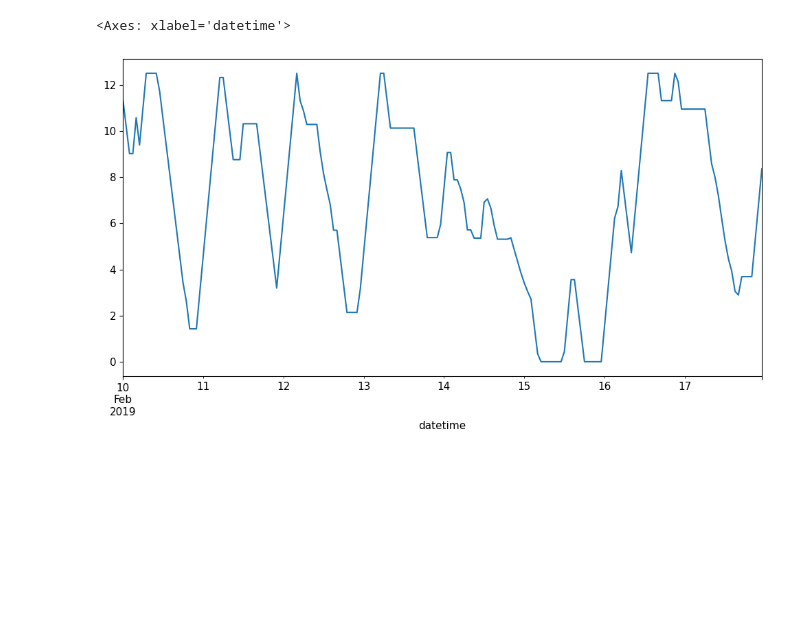
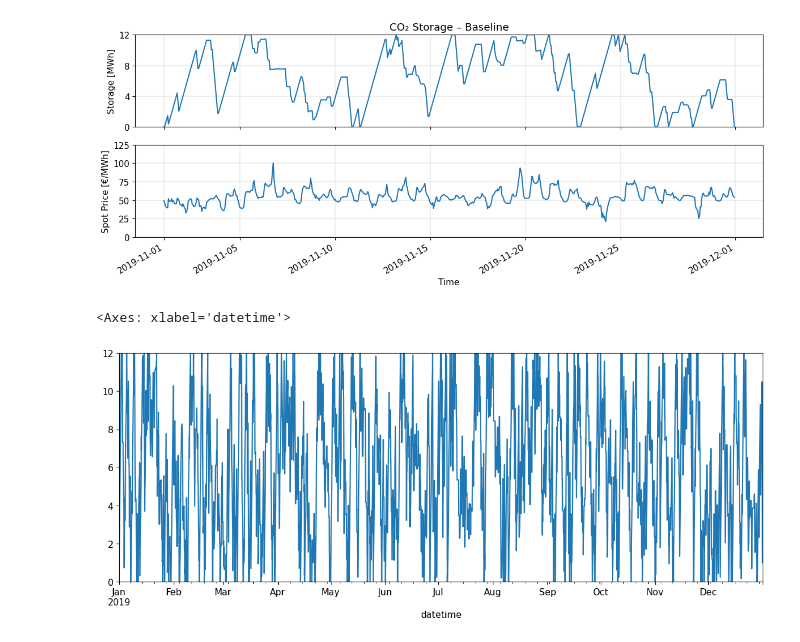
Before and after one commit to kubachri/GLS-EnerHub2X-Pricing, a Jupyter notebook: EnerHub2X/plots/StorageLevel.ipynb, the cells around one changed output. Drawn from its saved outputs; the diff is of its cells as text; code cells hidden in the pictures; blank space fills up the shorter version.

```diff
--- a/EnerHub2X/plots/StorageLevel.ipynb
+++ b/EnerHub2X/plots/StorageLevel.ipynb
@@ -82,5 +161,58 @@ plt.show()
+# %%
+import matplotlib.pyplot as plt
+import matplotlib.dates as mdates
+import pandas as pd
+
+scenarios = ["Baseline"]
+
+# ---- Plot style ----
+plt.rcParams.update({"figure.figsize": (12, 5), "font.size": 11})
+
+# +1 for the bottom Spot Price subplot
+fig, axes = plt.subplots(len(scenarios) + 1, 1, sharex=True)
+
+# ---- Storage subplots (one per scenario) ----
+for i, sc in enumerate(scenarios):
+    ax = axes[i]
+    ax.plot(month_df.index, month_df[sc], linewidth=1.5)
+    ax.set_ylabel("Storage [MWh]")
+    ax.set_title(f"CO₂ Storage – {sc}")
+    ax.grid(True, linewidth=0.3)
+
+    # Apply uniform y-limits for storage
+    ax.set_ylim(0, 12)
+    ax.set_yticks([0, 4, 8, 12])
+
+# ---- Bottom subplot — Spot Price (shared x) ----
+ax_price = axes[-1]
+ax_price.plot(month_df.index, month_df["SpotPrice"], linewidth=1.5)
+ax_price.set_ylabel("Spot Price [€/MWh]")
+ax_price.set_xlabel("Time")
+ax_price.grid(True, linewidth=0.3)
+# Apply uniform y-limits for storage
+ax_price.set_ylim(0, 120)
+ax_price.set_yticks([0, 25, 50, 75, 100, 125])
+
+# ---- X-axis ticks & formatting on bottom only ----
+ax_price.set_xticks([
+    pd.Timestamp("2019-11-01"),
+    pd.Timestamp("2019-11-05"),
+    pd.Timestamp("2019-11-10"),
+    pd.Timestamp("2019-11-15"),
+    pd.Timestamp("2019-11-20"),
+    pd.Timestamp("2019-11-25"),
+    pd.Timestamp("2019-12-01"),
+])
+
+ax_price.xaxis.set_major_formatter(mdates.DateFormatter("%Y-%m-%d"))
+plt.setp(ax_price.get_xticklabels(), rotation=30, ha="right")
+
+fig.tight_layout()
+plt.show()
+# %% [output]
+[figure, added]
 # %%
-week['Baseline'].plot()
+df['Baseline'].plot(ylim=(0,12), figsize=(14,5))
 # %% [output]
 <Axes: xlabel='datetime'>
-[figure, old version]
+[figure, new version]
```
Also changed, not shown: parts of 7 cells of this notebook, 1 other file.
